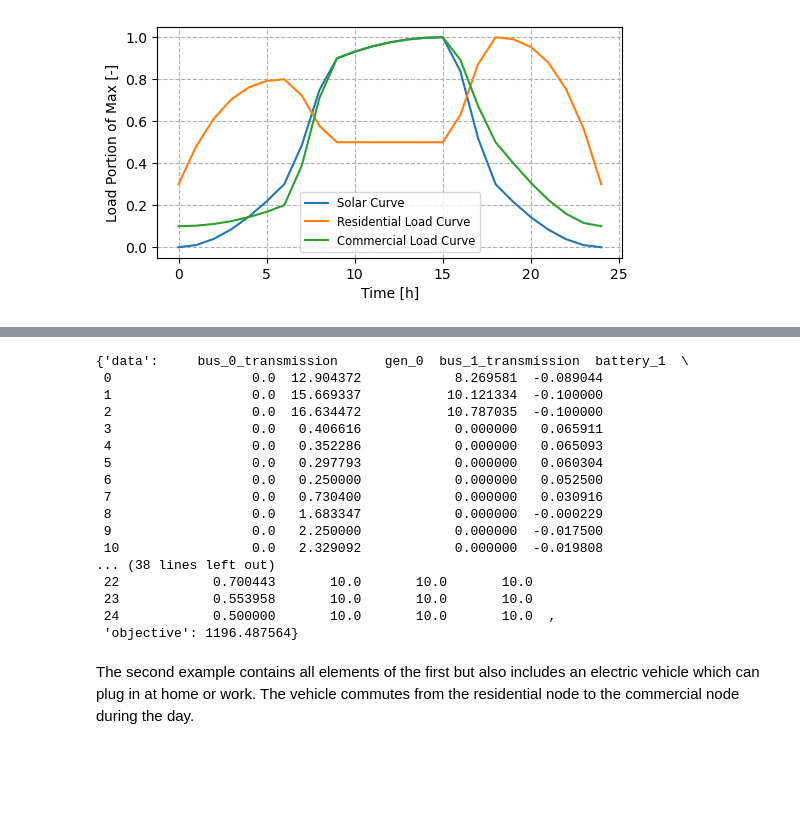
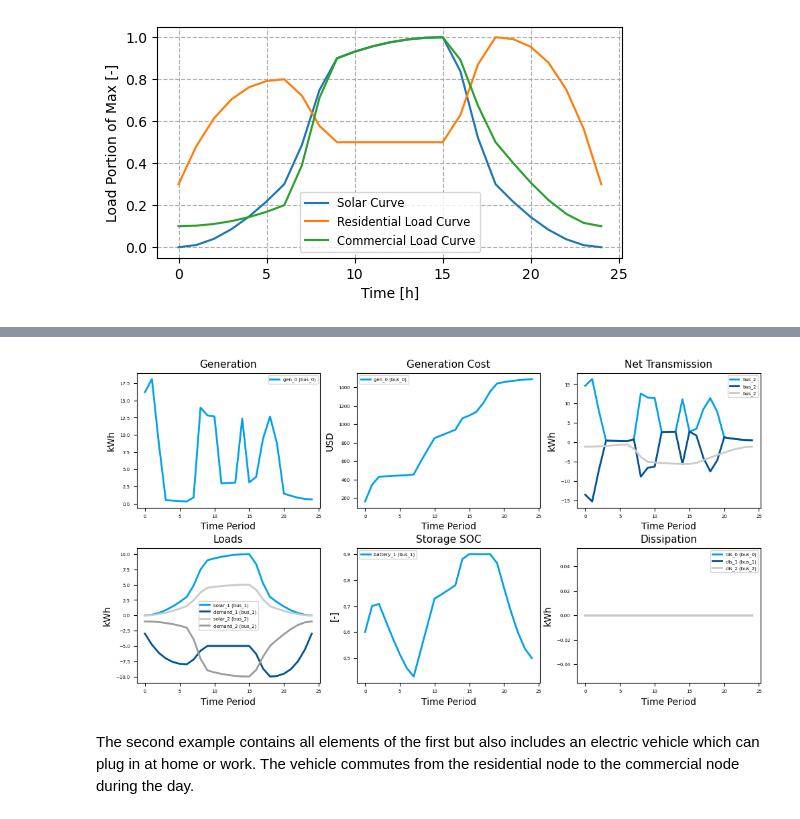
Before and after one commit to airabino/ISO_V2G, a Jupyter notebook: 3_Bus_Storage.ipynb, the cells around one changed output, grey strips where cells are left out. Saved outputs shown, nothing was run; the diff lists cells and outputs as text; code cells hidden in the pictures; blank space fills up the shorter version.

Commit message:
Aaron 1/12/2024 1: Updated plotting

```diff
--- a/3_Bus_Storage.ipynb
+++ b/3_Bus_Storage.ipynb
@@ -44,7 +44,7 @@ ax.set(**{'xlabel': 'Time [h]', 'ylabel': 'Load Portion of Max [-]'})
 [Text(0.5, 0, 'Time [h]'), Text(0, 0.5, 'Load Portion of Max [-]')]
 [figure]
 # %%
-# Generating graph - solar + static storage
+# Generating graph - solar + static storage - demand should be negative
 deep_reload(src)
 
 nodes = []
@@ -52,22 +52,25 @@ nodes = []
 # Buses
 nodes.append({'id': 'bus_0', 'dependents': [
     {'id': 'gen_0', 'type': 'generation', 'cost': 10},
+    {'id': 'dis_0', 'type': 'dissipation'},
     ]})
 
 nodes.append({'id': 'bus_1', 'dependents': [
     {'id': 'solar_1', 'type': 'load', 'value': solar_curve * 10},
     {'id': 'demand_1', 'type': 'load', 'value': residential_load_curve * -10},
     {'id': 'battery_1', 'type': 'storage','capacity': 100, 'bounds': (.2, .9), 'limit': .1},
+    {'id': 'dis_1', 'type': 'dissipation'},
     ]})
 
 nodes.append({'id': 'bus_2', 'dependents': [
     {'id': 'solar_2', 'type': 'load', 'value': solar_curve * 5},
     {'id': 'demand_2', 'type': 'load', 'value': commercial_load_curve * -10},
+    {'id': 'dis_2', 'type': 'dissipation'},
     ]})
 
 links = []
 
-eff = 1
+eff = .9
 sus = 1
 
 # Buses to buses
@@ -100,23 +96,28 @@ plt.plot(np.cumsum(-opf.solution['data']['battery_1'])+.5)
-# %%
-opf.solution
-# %% [output]
-{'data':     bus_0_transmission      gen_0  bus_1_transmission  battery_1  \
- 0                  0.0  12.904372            8.269581  -0.089044
- 1                  0.0  15.669337           10.121334  -0.100000
- 2                  0.0  16.634472           10.787035  -0.100000
- 3                  0.0   0.406616            0.000000   0.065911
- 4                  0.0   0.352286            0.000000   0.065093
- 5                  0.0   0.297793            0.000000   0.060304
- 6                  0.0   0.250000            0.000000   0.052500
- 7                  0.0   0.730400            0.000000   0.030916
- 8                  0.0   1.683347            0.000000  -0.000229
- 9                  0.0   2.250000            0.000000  -0.017500
- 10                 0.0   2.329092            0.000000  -0.019808
-... (38 lines left out)
- 22            0.700443       10.0       10.0       10.0
- 23            0.553958       10.0       10.0       10.0
- 24            0.500000       10.0       10.0       10.0  ,
- 'objective': 1196.487564}
+# %%
+deep_reload(src)
+
+kw = {
+    'figure': {
+        'figsize': (12,6),
+        'gridspec_kw': {
+            'hspace': .3,
+            'wspace': .2,
+        }
+    },
+    'plot': {
+        'linewidth': 2,
+    },
+    'axes': {
+        'facecolor': 'white',
+    },
+    'prop_cycle': src.figures.colors['sae'],
+    # 'prop_cycle': src.figures.ReturnColorMap('viridis')(np.linspace(0,1,5)),
+    # 'prop_cycle': src.figures.ReturnColorMap(src.figures.colors['trb'])(np.linspace(0,1,5)),
+}
+
+fig = src.figures.PlotDashboard(opf.graph, opf.results, opf.time, **kw)
+# %% [output]
+[figure, added]
 # %% [markdown]
 The second example contains all elements of the first but also includes an electric vehicle which can plug in at home or work. The vehicle commutes from the residential node to the commercial node during the day.
 # %%
```
Also changed, not shown: parts of 18 cells of this notebook, 2 other files.
